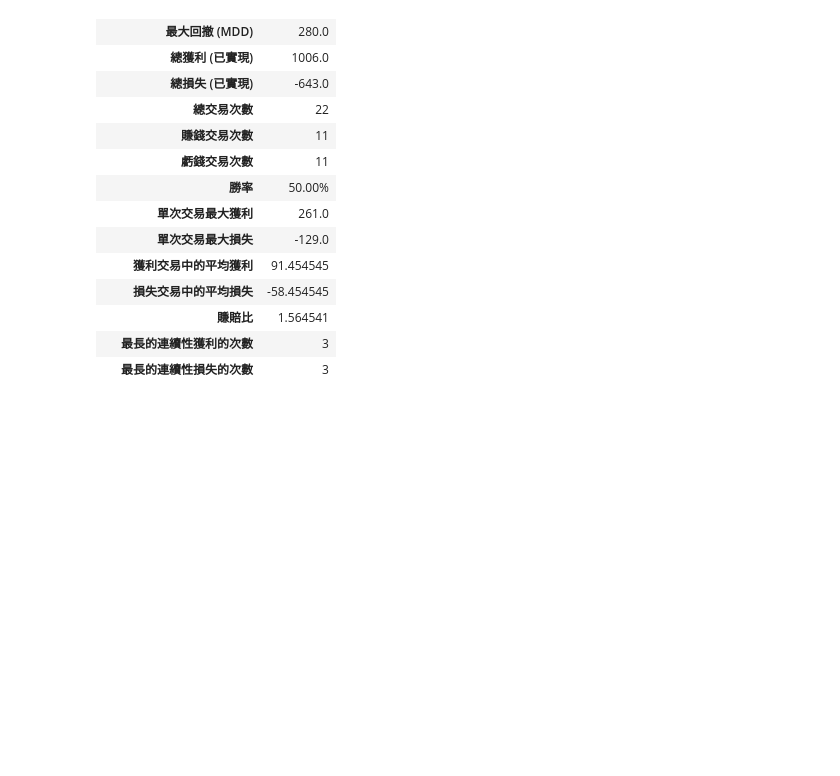
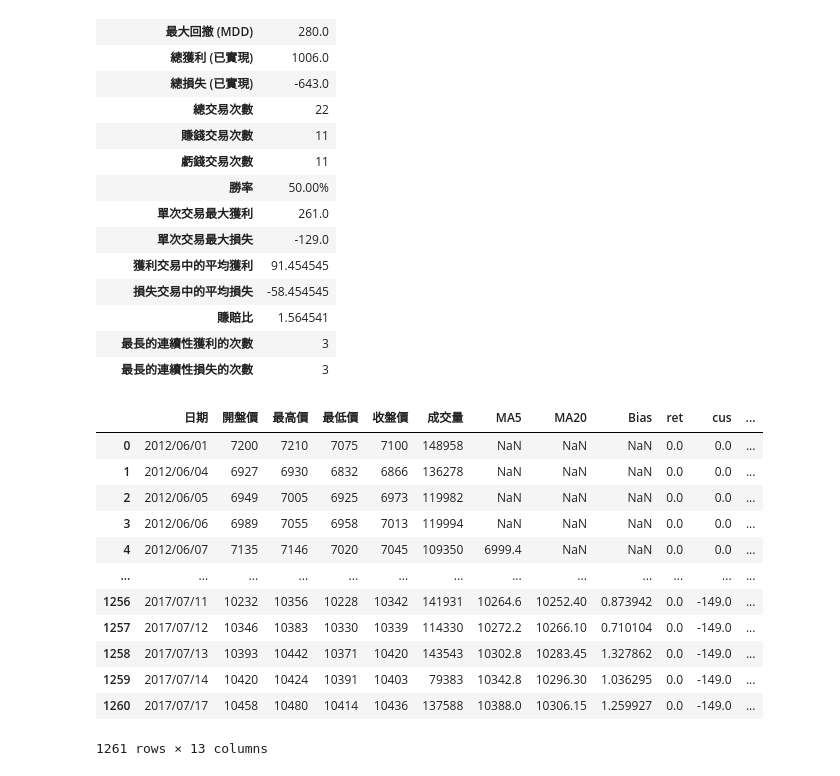
Before and after one commit to jiangyanmu/QIA-Final-Regression-Test, a Jupyter notebook: src/main.ipynb, the cells around one changed output. Saved outputs shown, nothing was run; the diff lists cells and outputs as text; code cells hidden in the pictures; blank space fills up the shorter version.

Commit message:
feat: add strategy_two for TPE-sample1

```diff
--- a/src/main.ipynb
+++ b/src/main.ipynb
@@ -70,4 +70,28 @@ performance_df.T
 # %%
 # 模組二: 五日線和二十日線
 # 進場:五日線在二十日線之上、乖離破五%
 # 出場:(開盤價格 + 收盤價格) / 2的值小於五日線
+
+%reload_ext autoreload
+%autoreload 2
+
+import pandas as pd
+from lib.backtest.strategy_two import backtest_strategy_two
+
+df2 = pd.read_csv("../data/TPE-sample1.csv", encoding="utf-8")
+df2 = backtest_strategy_two(df2)
+df2
+# %% [output]
+|  | 日期 | 開盤價 | 最高價 | 最低價 | 收盤價 | 成交量 | MA5 | MA20 | Bias | ret | cus | ... |
+| 0 | 2012/06/01 | 7200 | 7210 | 7075 | 7100 | 148958 | NaN | NaN | NaN | 0.0 | 0.0 | ... |
+| 1 | 2012/06/04 | 6927 | 6930 | 6832 | 6866 | 136278 | NaN | NaN | NaN | 0.0 | 0.0 | ... |
+| 2 | 2012/06/05 | 6949 | 7005 | 6925 | 6973 | 119982 | NaN | NaN | NaN | 0.0 | 0.0 | ... |
+| 3 | 2012/06/06 | 6989 | 7055 | 6958 | 7013 | 119994 | NaN | NaN | NaN | 0.0 | 0.0 | ... |
+| 4 | 2012/06/07 | 7135 | 7146 | 7020 | 7045 | 109350 | 6999.4 | NaN | NaN | 0.0 | 0.0 | ... |
+| ... | ... | ... | ... | ... | ... | ... | ... | ... | ... | ... | ... | ... |
+| 1256 | 2017/07/11 | 10232 | 10356 | 10228 | 10342 | 141931 | 10264.6 | 10252.40 | 0.873942 | 0.0 | -149.0 | ... |
+| 1257 | 2017/07/12 | 10346 | 10383 | 10330 | 10339 | 114330 | 10272.2 | 10266.10 | 0.710104 | 0.0 | -149.0 | ... |
+| 1258 | 2017/07/13 | 10393 | 10442 | 10371 | 10420 | 143543 | 10302.8 | 10283.45 | 1.327862 | 0.0 | -149.0 | ... |
+| 1259 | 2017/07/14 | 10420 | 10424 | 10391 | 10403 | 79383 | 10342.8 | 10296.30 | 1.036295 | 0.0 | -149.0 | ... |
+| 1260 | 2017/07/17 | 10458 | 10480 | 10414 | 10436 | 137588 | 10388.0 | 10306.15 | 1.259927 | 0.0 | -149.0 | ... |
+1261 rows × 13 columns
```
Also changed, not shown: parts of 1 cell of this notebook, 2 other files.
